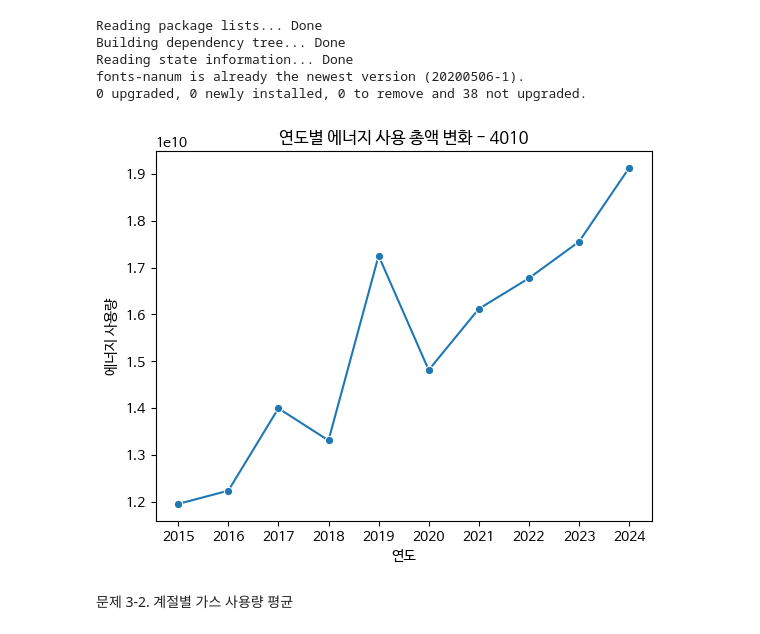
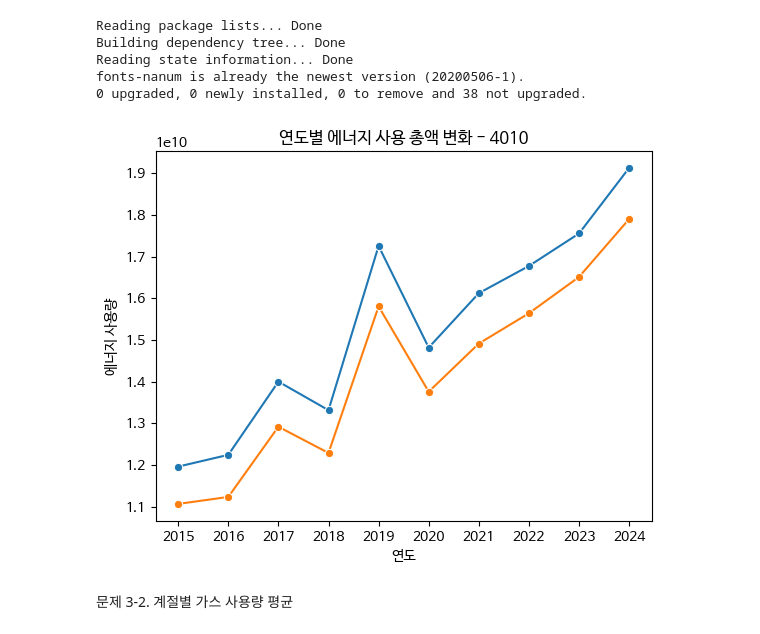
Before and after one commit to shyoonCS/DataAnalysis, a Jupyter notebook: Report202502.ipynb, the cells around one changed output. Saved outputs shown, nothing was run; the diff lists cells and outputs as text; code cells hidden in the pictures.

```diff
--- a/Report202502.ipynb
+++ b/Report202502.ipynb
@@ -126,25 +126,26 @@ fonts-nanum is already the newest version (20200506-1).
 # %%
 import matplotlib.pyplot as plt
 import seaborn as sns #matplotlib 확장
 
 df['EUS'] = pd.to_numeric(df['EUS'])
 df['GUS'] = pd.to_numeric(df['GUS'])
 df['WUS'] = pd.to_numeric(df['WUS'])
 df['HUS'] = pd.to_numeric(df['HUS'])
 df['TOTAL'] = df['EUS'] + df['GUS'] + df['WUS'] + df['HUS']
 df_total = df.groupby('YEAR')[['TOTAL','EUS','GUS','WUS','HUS']].sum()
 #print(df_total)
 df.to_excel('data.xlsx', index=False)
 df_total.to_excel('total.xlsx')
 
 #plt.figure(figsize=(12, 6))
 sns.lineplot(data=df_total, x='YEAR', y='TOTAL', marker='o')
+sns.lineplot(data=df_total, x='YEAR', y='EUS', marker='o')
 plt.title("연도별 에너지 사용 총액 변화 - 4010")
 plt.xlabel("연도")
 plt.ylabel("에너지 사용량")
 plt.show()
 # %% [output]
-[figure, old version]
+[figure, new version]
 # %% [markdown]
  문제 3-2. 계절별 가스 사용량 평균
 # %%
```
Also changed, not shown: parts of 6 cells of this notebook.
